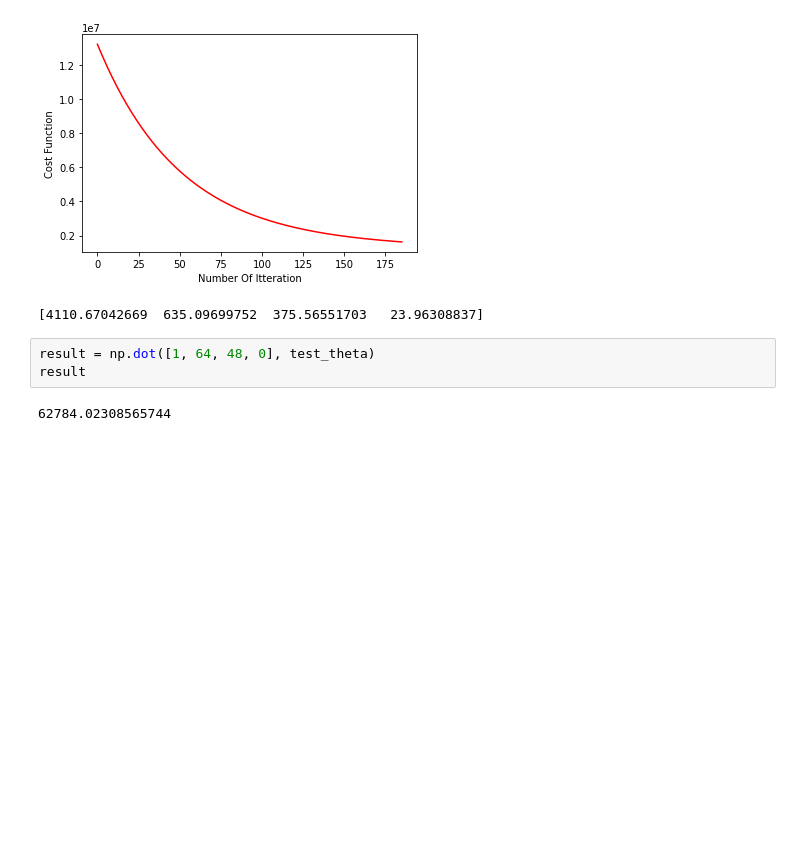
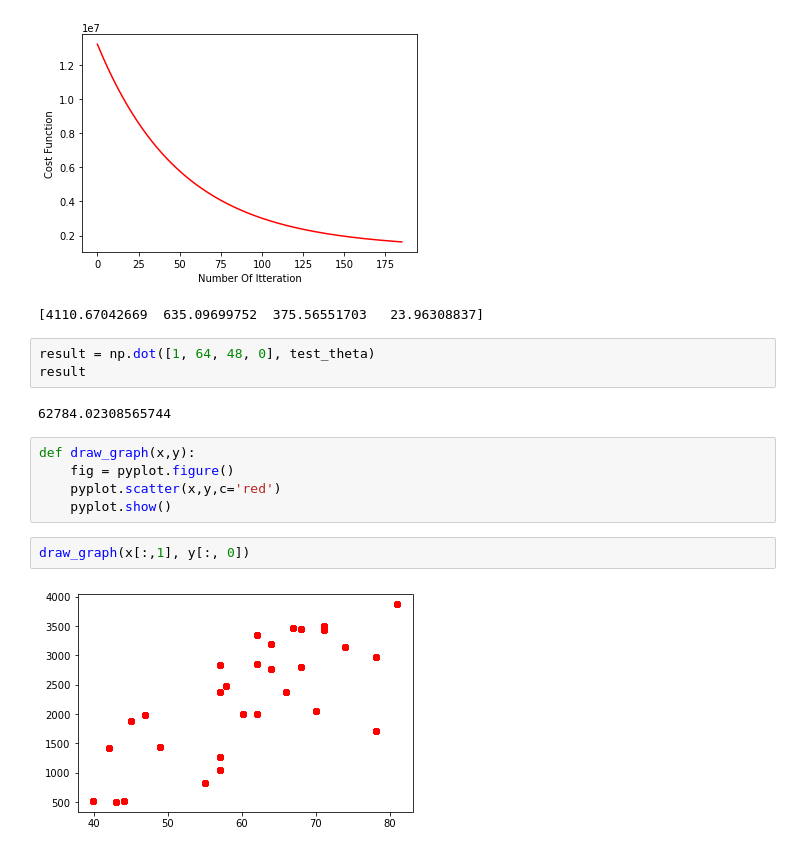
Before and after one commit to Sahi235/MachineLearning, a Jupyter notebook: Linear Regression/NYC Bicycle counts/NYC Bicycle Counts.ipynb, the cells around one changed output. Saved outputs shown, nothing was run; the diff lists cells and outputs as text; blank space fills up the shorter version.

```diff
--- a/Linear Regression/NYC Bicycle counts/NYC Bicycle Counts.ipynb
+++ b/Linear Regression/NYC Bicycle counts/NYC Bicycle Counts.ipynb
@@ -166,3 +166,12 @@ result = np.dot([1, 64, 48, 0], test_theta)
 result
 # %% [output]
 62784.02308565744
+# %%
+def draw_graph(x,y):
+    fig = pyplot.figure()
+    pyplot.scatter(x,y,c='red')
+    pyplot.show()
+# %%
+draw_graph(x[:,1], y[:, 0])
+# %% [output]
+[figure, added]
```
Also changed, not shown: parts of 7 cells of this notebook.
